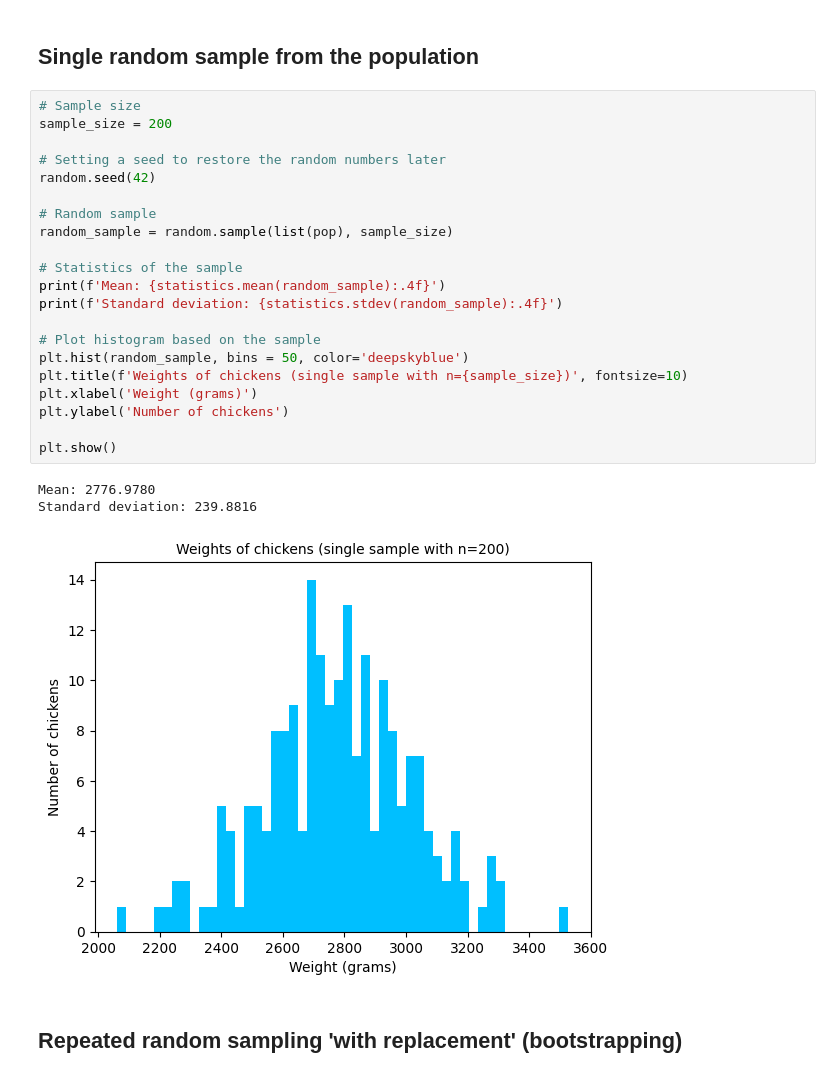
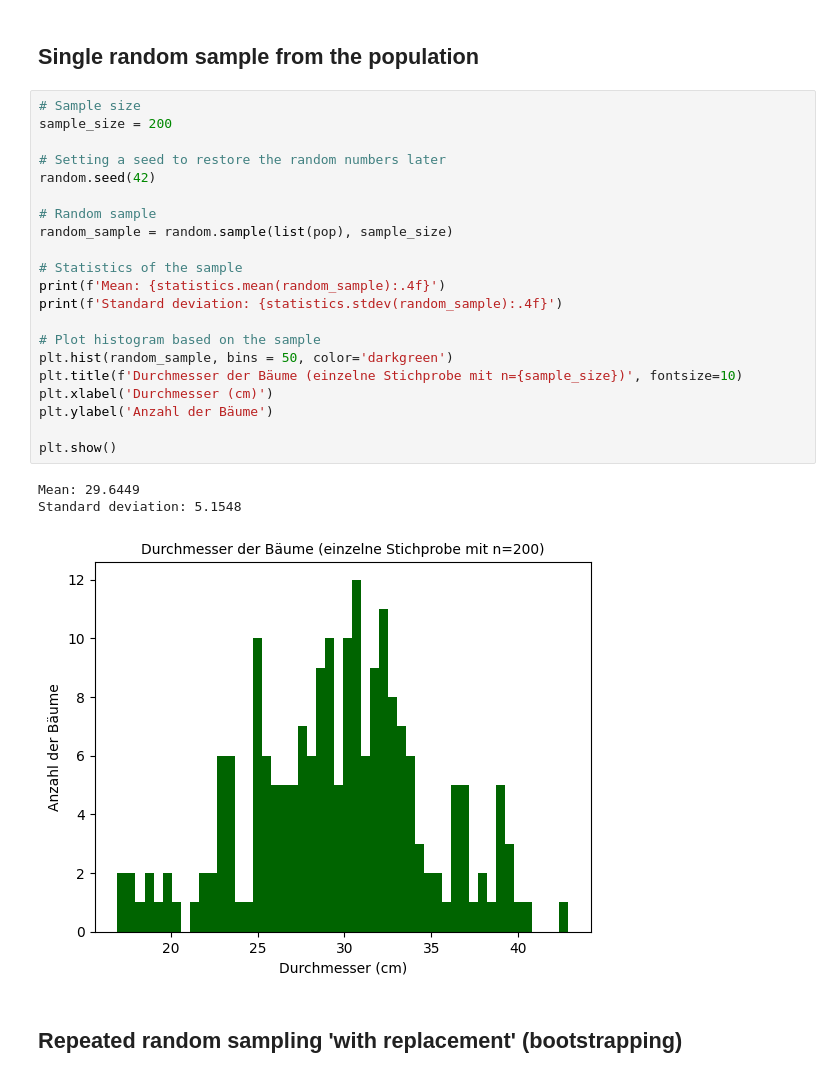
Before and after one commit to easytired/data_analytics, a Jupyter notebook: Week_06/population_and_samples.ipynb, the cells around one changed output. Drawn from its saved outputs; the diff is of its cells as text.

```diff
--- a/Week_06/population_and_samples.ipynb
+++ b/Week_06/population_and_samples.ipynb
@@ -57,28 +57,28 @@ plt.show()
 # %%
 # Sample size
 sample_size = 200
 
 # Setting a seed to restore the random numbers later
 random.seed(42)
 
 # Random sample
 random_sample = random.sample(list(pop), sample_size)
 
 # Statistics of the sample
 print(f'Mean: {statistics.mean(random_sample):.4f}')
 print(f'Standard deviation: {statistics.stdev(random_sample):.4f}')
 
 # Plot histogram based on the sample
-plt.hist(random_sample, bins = 50, color='deepskyblue')
-plt.title(f'Weights of chickens (single sample with n={sample_size})', fontsize=10)
-plt.xlabel('Weight (grams)')
-plt.ylabel('Number of chickens')
+plt.hist(random_sample, bins = 50, color='darkgreen')
+plt.title(f'Durchmesser der Bäume (einzelne Stichprobe mit n={sample_size})', fontsize=10)
+plt.xlabel('Durchmesser (cm)')
+plt.ylabel('Anzahl der Bäume')
 
 plt.show()
 # %% [output]
-Mean: 2776.9780
-Standard deviation: 239.8816
+Mean: 29.6449
+Standard deviation: 5.1548
-[figure, old version]
+[figure, new version]
 # %% [markdown]
 ## Repeated random sampling 'with replacement' (bootstrapping)
 # %%
```
Also changed, not shown: parts of 1 cell of this notebook.
